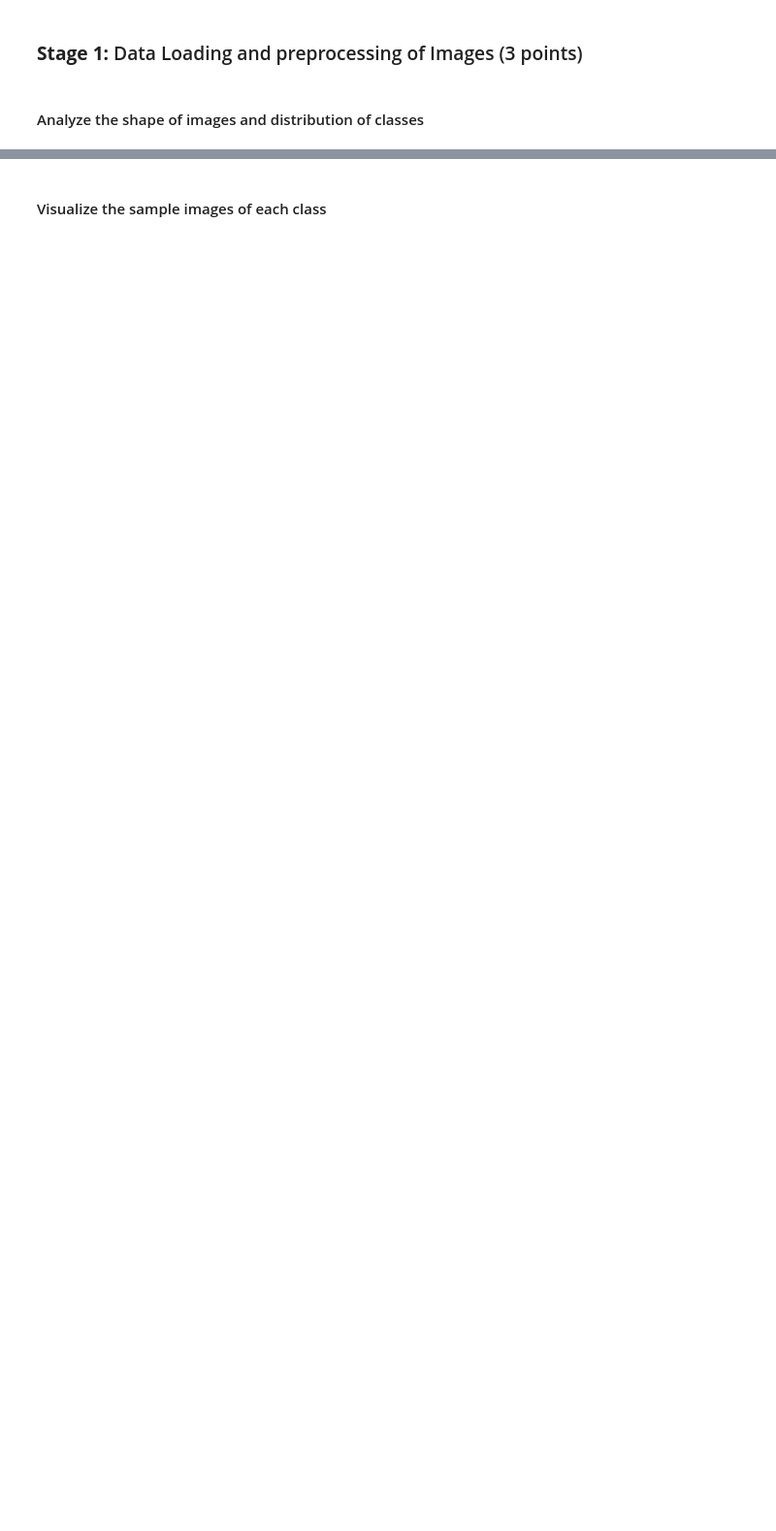
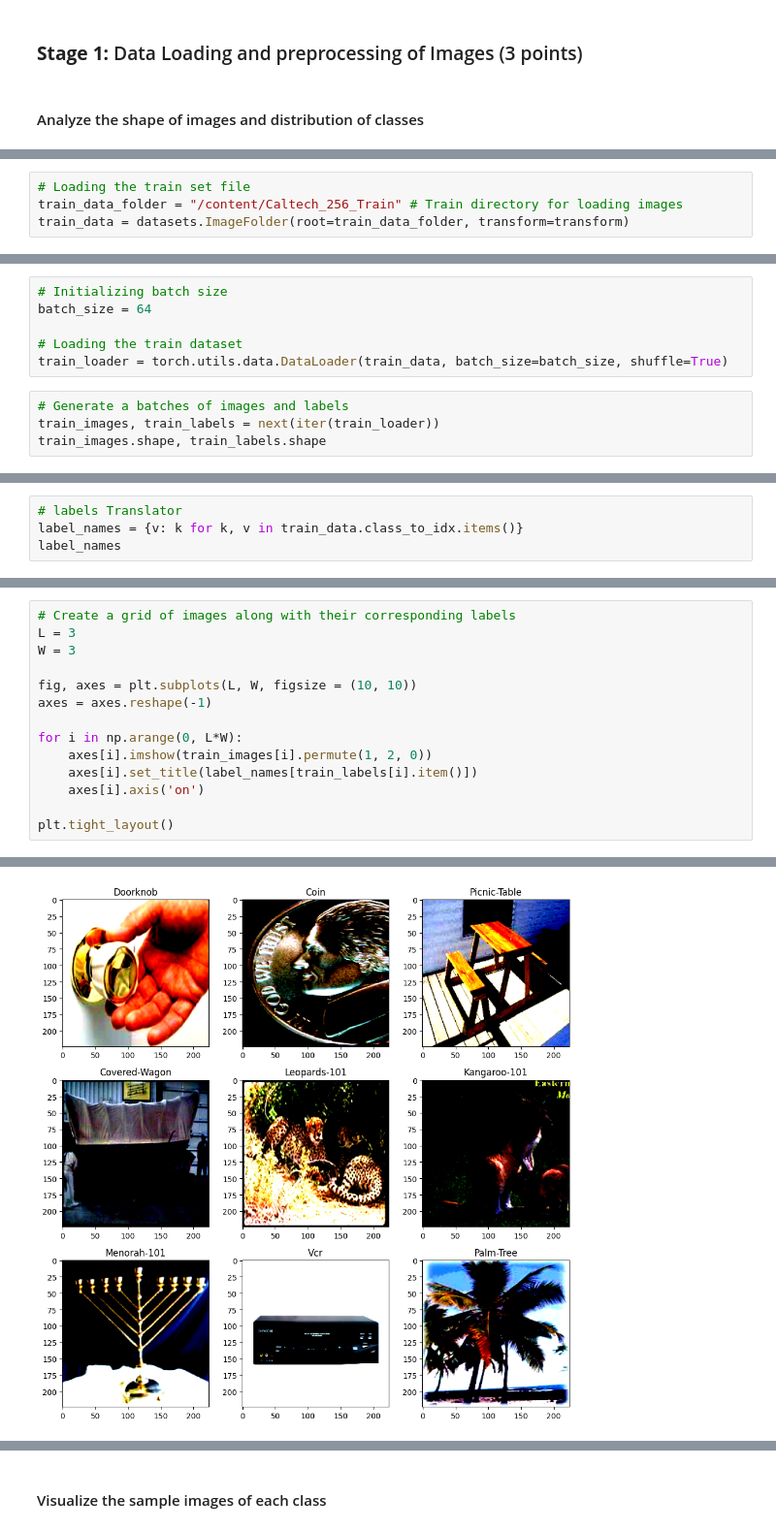
Before and after one commit to nabhonil/kaggle2_Group11, a Jupyter notebook: M3_Mini_Hackathon_Caltech_256_Image_Classification_nabhonil.ipynb, the cells around one changed output, grey strips where cells are left out. Shown at 97% size. Saved outputs shown, nothing was run; the diff lists cells and outputs as text; blank space fills up the shorter version.

```diff
--- a/M3_Mini_Hackathon_Caltech_256_Image_Classification_nabhonil.ipynb
+++ b/M3_Mini_Hackathon_Caltech_256_Image_Classification_nabhonil.ipynb
@@ -95,0 +133,4 @@ If you encounter **401-unauthorised** download latest **kaggle.json** by repeati
+# %%
+# Loading the train set file
+train_data_folder = "/content/Caltech_256_Train" # Train directory for loading images
+train_data = datasets.ImageFolder(root=train_data_folder, transform=transform)
@@ -95,0 +141,10 @@ If you encounter **401-unauthorised** download latest **kaggle.json** by repeati
+# %%
+# Initializing batch size
+batch_size = 64
+
+# Loading the train dataset
+train_loader = torch.utils.data.DataLoader(train_data, batch_size=batch_size, shuffle=True)
+# %%
+# Generate a batches of images and labels
+train_images, train_labels = next(iter(train_loader))
+train_images.shape, train_labels.shape
@@ -95,0 +153,4 @@ If you encounter **401-unauthorised** download latest **kaggle.json** by repeati
+# %%
+# labels Translator
+label_names = {v: k for k, v in train_data.class_to_idx.items()}
+label_names
@@ -95,0 +175,15 @@ If you encounter **401-unauthorised** download latest **kaggle.json** by repeati
+# %%
+# Create a grid of images along with their corresponding labels
+L = 3
+W = 3
+
+fig, axes = plt.subplots(L, W, figsize = (10, 10))
+axes = axes.reshape(-1)
+
+for i in np.arange(0, L*W):
+    axes[i].imshow(train_images[i].permute(1, 2, 0))
+    axes[i].set_title(label_names[train_labels[i].item()])
+    axes[i].axis('on')
+
+plt.tight_layout()
+# %% [output]
@@ -95,0 +199 @@ If you encounter **401-unauthorised** download latest **kaggle.json** by repeati
+[figure, added]
```
Also changed, not shown: parts of 39 cells of this notebook.
